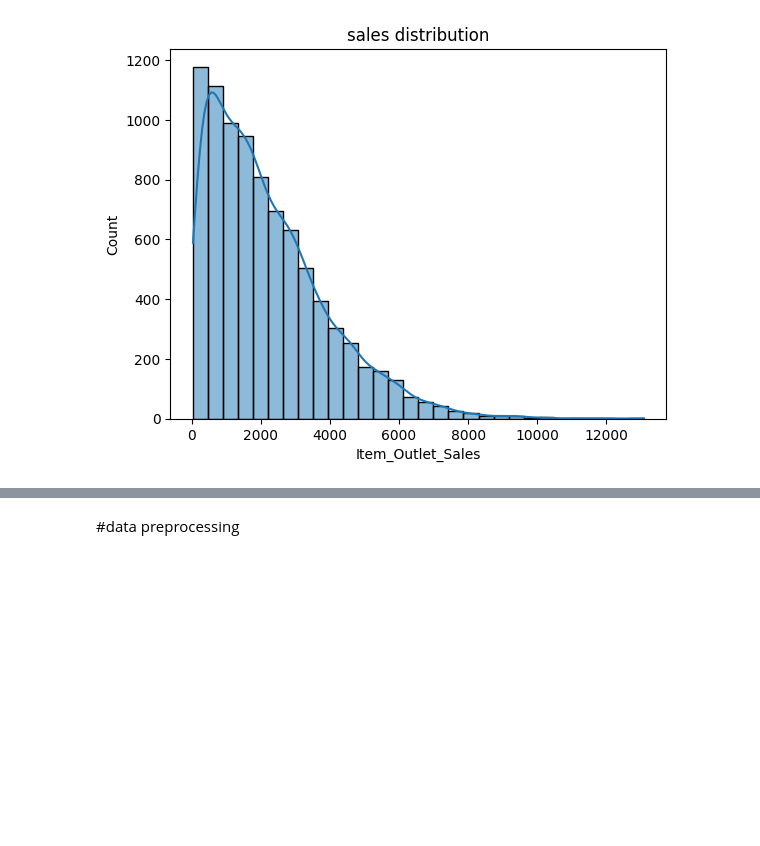
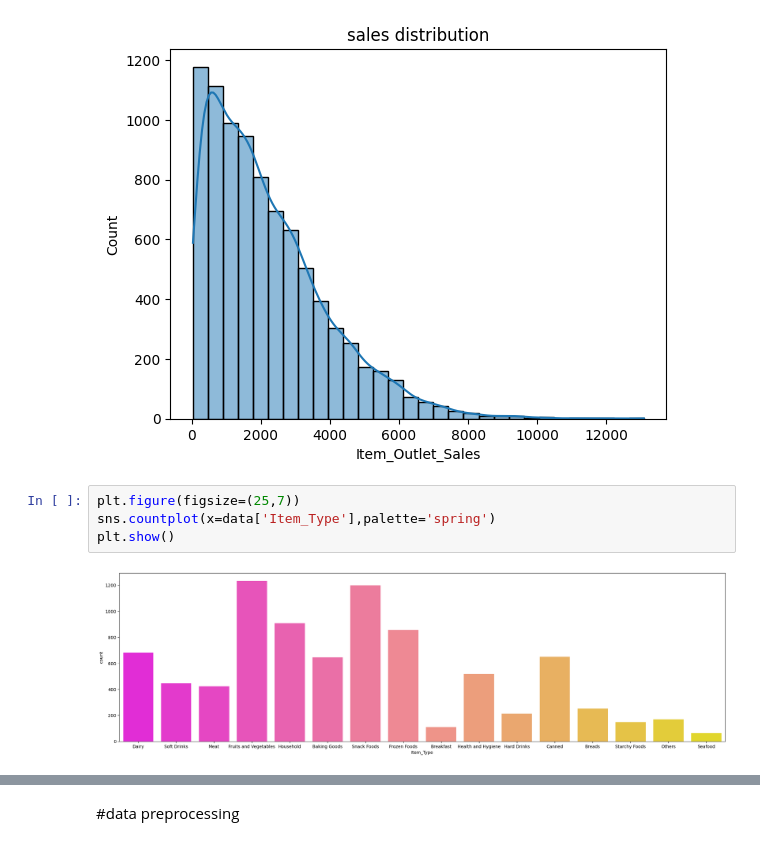
Before and after one commit to faeghe-kashani/Bigmart_sales_prediction, a Jupyter notebook: Bigmart_sales_prediction_dataset_Regression.ipynb, the cells around one changed output, grey strips where cells are left out. Drawn from its saved outputs; the diff is of its cells as text; blank space fills up the shorter version.

```diff
--- a/Bigmart_sales_prediction_dataset_Regression.ipynb
+++ b/Bigmart_sales_prediction_dataset_Regression.ipynb
@@ -88,3 +104,9 @@ plt.title('sales distribution')
 plt.show()
 # %% [output]
 [figure]
+# %%
+plt.figure(figsize=(25,7))
+sns.countplot(x=data['Item_Type'],palette='spring')
+plt.show()
+# %% [output]
+[figure, added]
```
Also changed, not shown: parts of 15 cells of this notebook.
